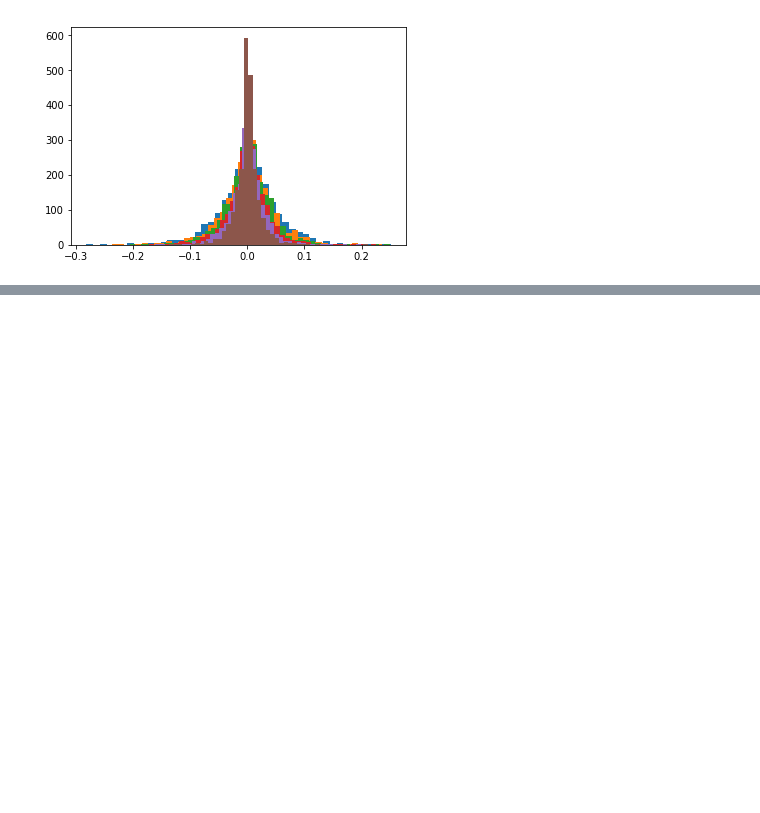
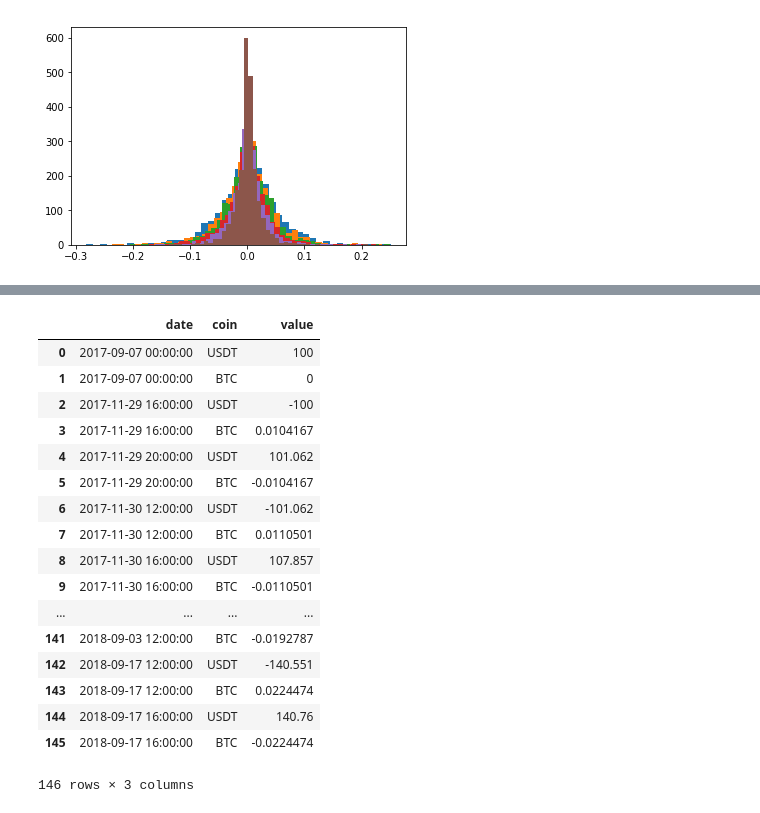
Before and after one commit to eduardocurado/prod_inv, a Jupyter notebook: notebooks/Back Test Models.ipynb, the cells around one changed output, grey strips where cells are left out. Cells and saved outputs as stored; diff of their text form; code cells hidden in the pictures; blank space fills up the shorter version.

```diff
--- a/notebooks/Back Test Models.ipynb
+++ b/notebooks/Back Test Models.ipynb
@@ -244,0 +273,22 @@ plt.show()
+# %%
+book['date'] = pd.to_datetime(book['date'],unit='s')
+book
+# %% [output]
+|  | date | coin | value |
+| 0 | 2017-09-07 00:00:00 | USDT | 100 |
+| 1 | 2017-09-07 00:00:00 | BTC | 0 |
+| 2 | 2017-11-29 16:00:00 | USDT | -100 |
+| 3 | 2017-11-29 16:00:00 | BTC | 0.0104167 |
+| 4 | 2017-11-29 20:00:00 | USDT | 101.062 |
+| 5 | 2017-11-29 20:00:00 | BTC | -0.0104167 |
+| 6 | 2017-11-30 12:00:00 | USDT | -101.062 |
+| 7 | 2017-11-30 12:00:00 | BTC | 0.0110501 |
+| 8 | 2017-11-30 16:00:00 | USDT | 107.857 |
+| 9 | 2017-11-30 16:00:00 | BTC | -0.0110501 |
+| ... | ... | ... | ... |
+| 141 | 2018-09-03 12:00:00 | BTC | -0.0192787 |
+| 142 | 2018-09-17 12:00:00 | USDT | -140.551 |
+| 143 | 2018-09-17 12:00:00 | BTC | 0.0224474 |
+| 144 | 2018-09-17 16:00:00 | USDT | 140.76 |
+| 145 | 2018-09-17 16:00:00 | BTC | -0.0224474 |
+146 rows × 3 columns
```
Also changed, not shown: parts of 11 cells of this notebook, 1 other file.
